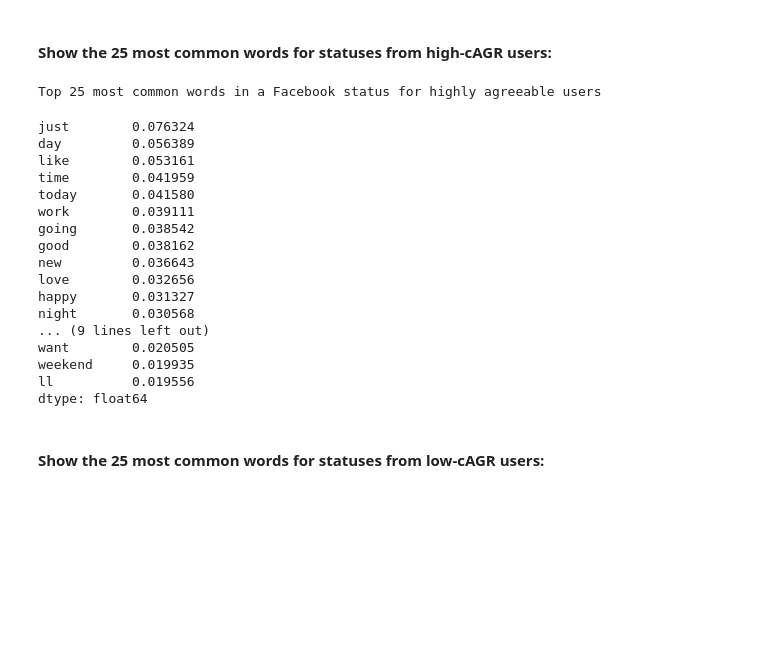
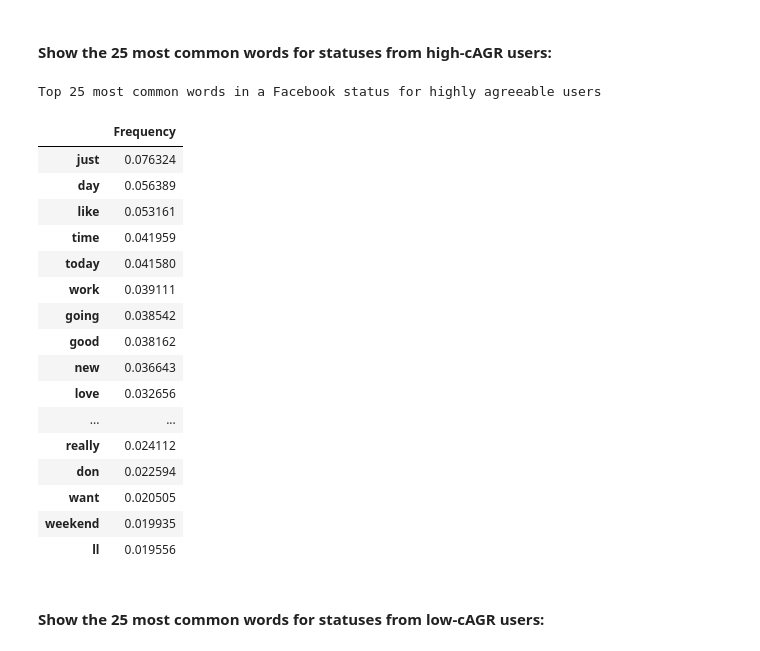
Before and after one commit to cotica/facebook-status-parser, a Jupyter notebook: lab-5-02-NLP-personality-types-starter-code.ipynb, the cells around one changed output. Drawn from its saved outputs; the diff is of its cells as text; code cells hidden in the pictures; blank space fills up the shorter version.

```diff
--- a/lab-5-02-NLP-personality-types-starter-code.ipynb
+++ b/lab-5-02-NLP-personality-types-starter-code.ipynb
@@ -721,27 +721,27 @@ text_and_scores.head(2)
 # %%
 print('Top 25 most common words in a Facebook status for highly agreeable users')
 
-text_and_scores[text_and_scores['cAGR'] == 'y'][cvec.get_feature_names()].mean(
-).sort_values(ascending=False).head(25)[1:]
+pd.DataFrame(text_and_scores[text_and_scores['cAGR'] == 'y'][cvec.get_feature_names()].mean(
+).sort_values(ascending=False).head(25)[1:], columns=['Frequency'])
 # %% [output]
 Top 25 most common words in a Facebook status for highly agreeable users
-just        0.076324
-day         0.056389
-like        0.053161
-time        0.041959
-today       0.041580
-work        0.039111
-going       0.038542
-good        0.038162
-new         0.036643
-love        0.032656
-happy       0.031327
-night       0.030568
-... (9 lines left out)
-want        0.020505
-weekend     0.019935
-ll          0.019556
-dtype: float64
+|  | Frequency |
+| just | 0.076324 |
+| day | 0.056389 |
+| like | 0.053161 |
+| time | 0.041959 |
+| today | 0.041580 |
+| work | 0.039111 |
+| going | 0.038542 |
+| good | 0.038162 |
+| new | 0.036643 |
+| love | 0.032656 |
+| ... | ... |
+| really | 0.024112 |
+| don | 0.022594 |
+| want | 0.020505 |
+| weekend | 0.019935 |
+| ll | 0.019556 |
 # %% [markdown]
 #### Show the 25 most common words for statuses from low-cAGR users:
 # %%
```
Also changed, not shown: parts of 7 cells of this notebook.
